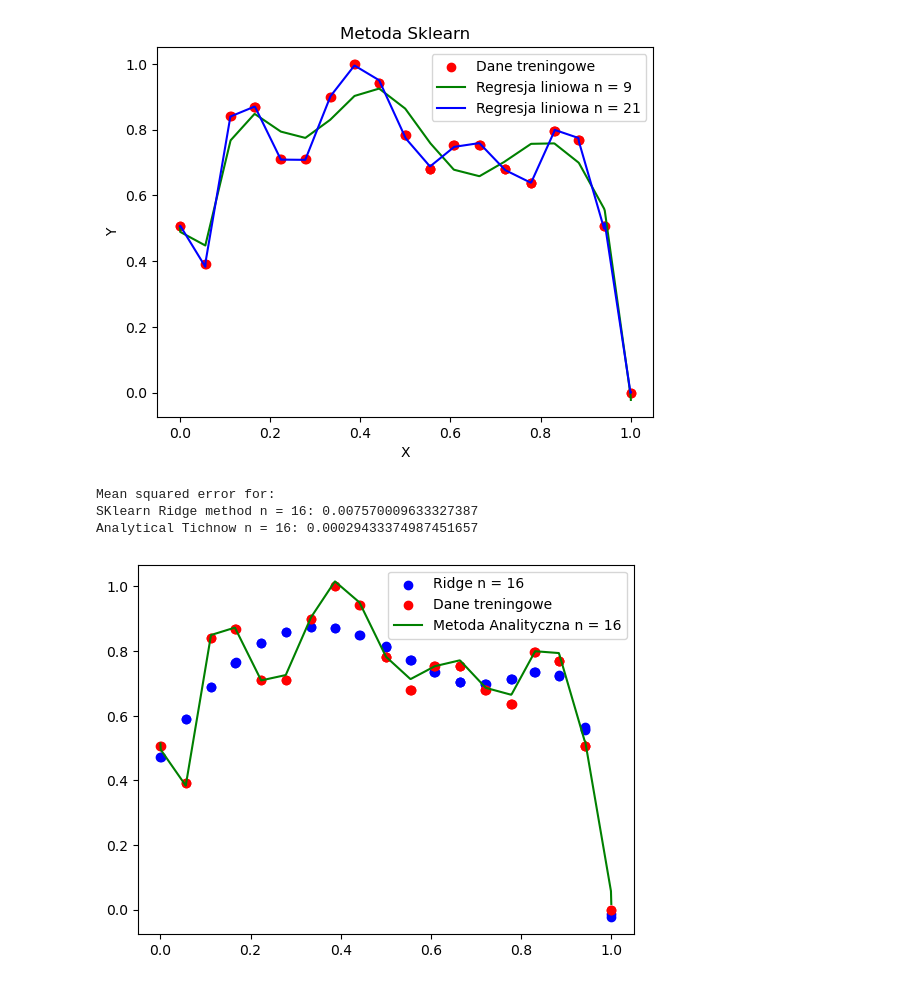
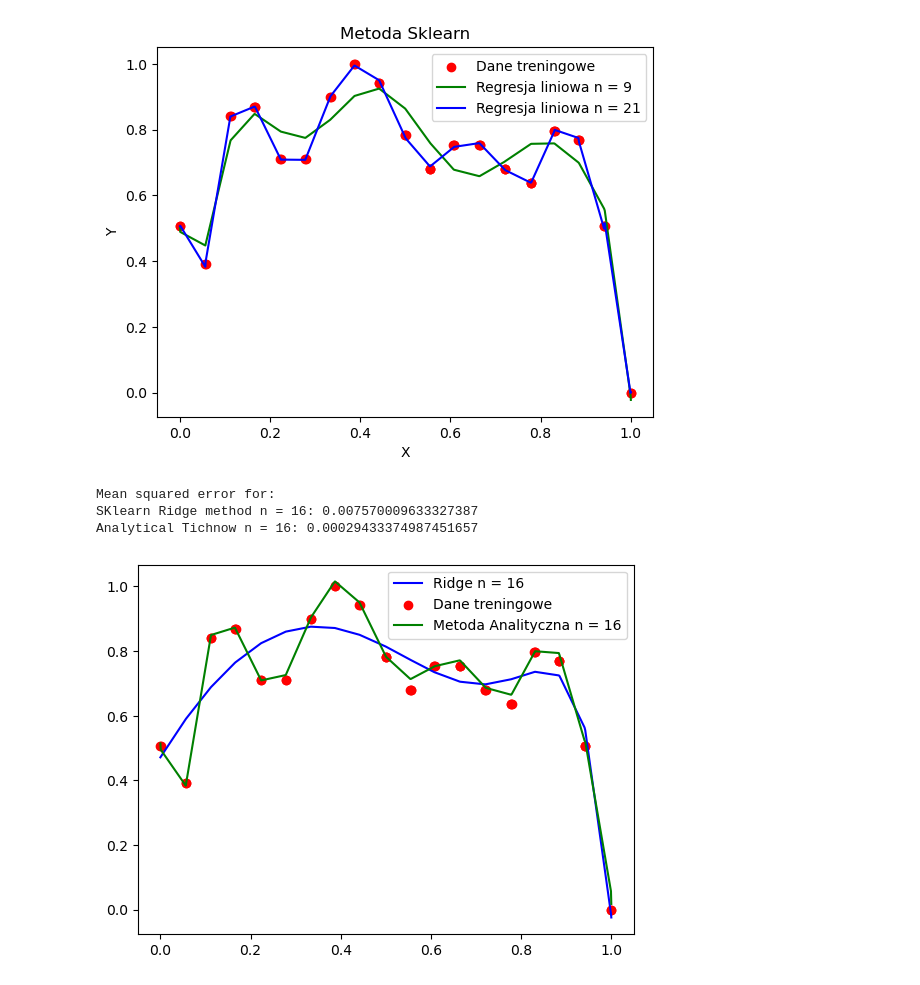
Before and after one commit to HaZhul/ML-models, a Jupyter notebook: PUM1/Lab1.ipynb, the cells around one changed output. Drawn from its saved outputs; the diff is of its cells as text; code cells hidden in the pictures.

```diff
--- a/PUM1/Lab1.ipynb
+++ b/PUM1/Lab1.ipynb
@@ -187,30 +186,30 @@ SKlearn method n = 21: 2.4383420351575383e-05
 # %%
 poly_16_1 = PolynomialFeatures(16, include_bias=True)
 XP_16_1 = poly_16_1.fit_transform(X_chosen)
 
 lambda_16 = 100
 I = np.ones_like((XP_16_1.T @ XP_16_1))
 theta_16_1 = np.linalg.inv(XP_16_1.T @ XP_16_1 + lambda_16 * I) @ XP_16_1.T @ Y_chosen
 y_pred_16_1 = XP_16_1 @ theta_16_1
 mse16 = mean_squared_error(Y_chosen, y_pred_16_1)
 
 
 
 
 ridge = Ridge(alpha=0.001)
 ridge.fit(XP_16_1, Y_chosen)
 y_pred_ridge = ridge.predict(XP_16_1)
 mse16R = mean_squared_error(Y_chosen, y_pred_ridge)
 
 
 
-plt.scatter(X_chosen, y_pred_ridge, color='blue', label='Ridge n = 16')
+plt.plot(X_chosen, y_pred_ridge, color='blue', label='Ridge n = 16')
 plt.scatter(X_chosen, Y_chosen, color='red', label='Dane treningowe')
 plt.plot(X_chosen, y_pred_16_1, color='green', label='Metoda Analityczna n = 16')
 plt.legend()
 print(f'Mean squared error for:\nSKlearn Ridge method n = 16: {mse16R}\nAnalytical Tichnow n = 16: {mse16}')
 # %% [output]
 Mean squared error for:
 SKlearn Ridge method n = 16: 0.007570009633327387
 Analytical Tichnow n = 16: 0.00029433374987451657
-[figure, old version]
+[figure, new version]
```
Also changed, not shown: parts of 4 cells of this notebook.
